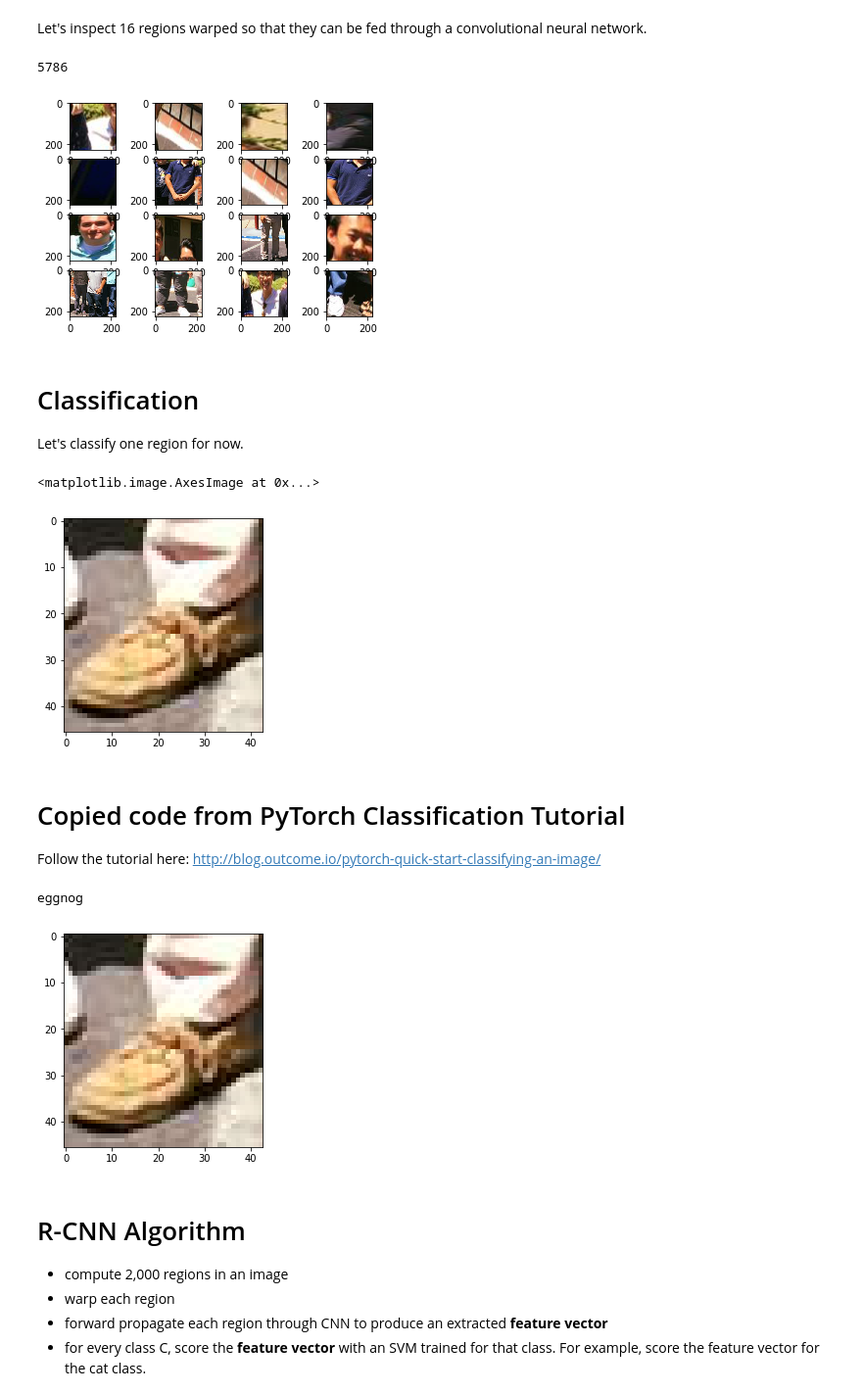
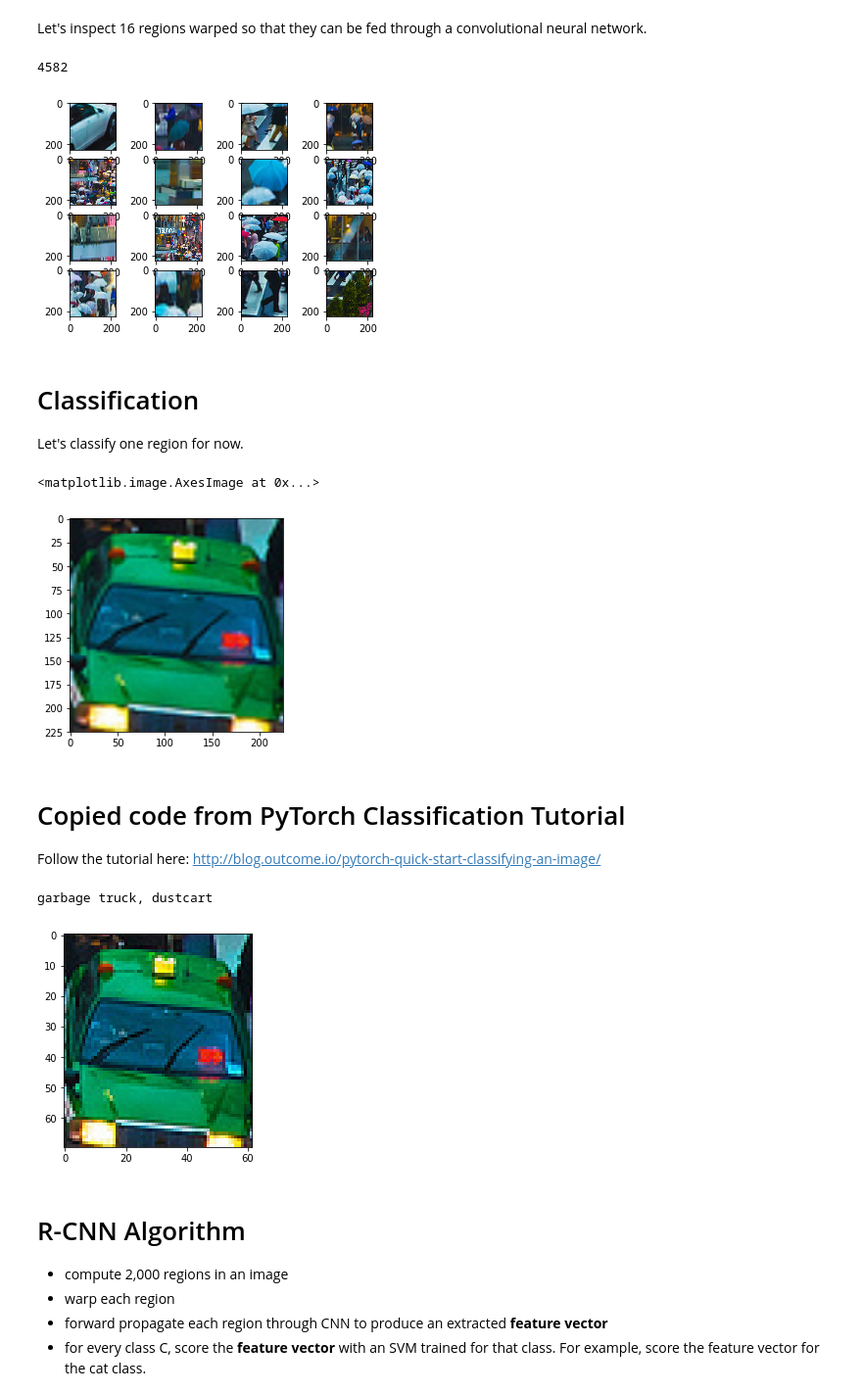
Before and after one commit to carsontang/simple-rcnn, a Jupyter notebook: simple-rcnn.ipynb, the cells around one changed output. Shown: that part at 98% size. Saved outputs shown, nothing was run; the diff lists cells and outputs as text; code cells hidden in the pictures.

```diff
--- a/simple-rcnn.ipynb
+++ b/simple-rcnn.ipynb
@@ -13,7 +21,8 @@ from lib import region
 # %% [markdown]
 Below is a look at the entire image from which we'll identify people.
 # %%
-image = cv2.imread("/Users/ctang/dev/simple-rcnn/images/nima.jpg")
+img_file = "/Users/ctang/dev/simple-rcnn/images/shibuya.jpg"
+image = cv2.imread(img_file)
 
 # OpenCV loads images in BGR format, but Matplotlib assumes they're
 # in RGB format. Convert the BGR image to RGB so that the colors are
@@ -34,10 +63,10 @@ regions = region_proposer.get_regions(rgb_image)
 # %%
-num_regions_to_display = 100
-print("Found %d regions. Displaying %d of them." % (len(regions), num_regions_to_display))
+num_regions_to_display = 200
+print("Found %d regions. Displaying %d of them." % (len(bboxes), num_regions_to_display))
 
 image_copy = rgb_image.copy()
-for region in regions[:num_regions_to_display]:
-    x, y, w, h = region
+for bbox in bboxes[:num_regions_to_display]:
+    x, y, w, h = bbox
     cv2.rectangle(image_copy, (x, y), (x+w, y+h), (0, 255, 0), 1, cv2.LINE_AA)
 plt.imshow(image_copy)
 # %% [output]
@@ -47,8 +76,8 @@ Found 7111 regions. Displaying 100 of them.
 # %% [markdown]
 Let's inspect how one of the regions looks.
 # %%
-x, y, w, h = regions[3000]
-region = rgb_image[y:y+h, x:x+w]
-plt.imshow(region)
+x, y, w, h = bboxes[3772]
+bbox = rgb_image[y:y+h, x:x+w]
+plt.imshow(bbox)
 # %% [output]
 <matplotlib.image.AxesImage at 0x...>
@@ -57,30 +86,30 @@ plt.imshow(region)
 Let's inspect 16 regions warped so that they can be fed through a convolutional neural network.
 # %%
 import random
-num_regions = len(regions)
-rand_start_pos = random.randint(0, num_regions-1)
+num_bboxes = len(bboxes)
+rand_start_pos = random.randint(0, num_bboxes-1)
 print(rand_start_pos)
-for i, region in enumerate(regions[rand_start_pos:rand_start_pos+16]):
-    x, y, w, h = region
-    cropped_region = rgb_image[y:y+h, x:x+w]
-    warped_region = cv2.resize(cropped_region, (225, 225), interpolation=cv2.INTER_LINEAR)
+for i, bbox in enumerate(bboxes[rand_start_pos:rand_start_pos+16]):
+    x, y, w, h = bbox
+    region = rgb_image[y:y+h, x:x+w]
+    warped_region = cv2.resize(region, (225, 225), interpolation=cv2.INTER_LINEAR)
     plt.subplot(4, 4, i+1)
     plt.imshow(warped_region)
 plt.show()
 # %% [output]
-5786
+4582
-[figure, old version]
+[figure, new version]
 # %% [markdown]
 # Classification
 Let's classify one region for now.
 # %%
-x, y, w, h = regions[3927] # 3184 - Carson's face; 3927 - shoe; 5794 - Omid
-cropped_region = rgb_image[y:y+h, x:x+w]
-warped_region = cv2.resize(cropped_region, (225, 225), interpolation=cv2.INTER_LINEAR)
-plt.imshow(cropped_region)
+x, y, w, h = bboxes[3772]
+region = rgb_image[y:y+h, x:x+w]
+warped_region = cv2.resize(region, (225, 225), interpolation=cv2.INTER_LINEAR)
+plt.imshow(warped_region)
 # %% [output]
 <matplotlib.image.AxesImage at 0x...>
-[figure, old version]
+[figure, new version]
 # %% [markdown]
 # Copied code from PyTorch Classification Tutorial
 Follow the tutorial here: http://blog.outcome.io/pytorch-quick-start-classifying-an-image/
@@ -108,7 +137,7 @@ preprocess = transforms.Compose([
 
 response = requests.get(IMG_URL)
 img_pil = Image.open(io.BytesIO(response.content))
-region_pil = Image.fromarray(cropped_region)
+region_pil = Image.fromarray(region)
 
 # img_to_classify = img_pil # replace with region_pil if you just want to classify a region from nima.jpg
 img_to_classify = region_pil
@@ -125,8 +154,8 @@ labels = {int(key):value for (key, value)
           in requests.get(LABELS_URL).json().items()}
 print(labels[fc_out.data.numpy().argmax()])
 # %% [output]
-eggnog
+garbage truck, dustcart
-[figure, old version]
+[figure, new version]
 # %% [markdown]
 # R-CNN Algorithm
 * compute 2,000 regions in an image
```
Also changed, not shown: parts of 7 cells of this notebook, 2 other files.
